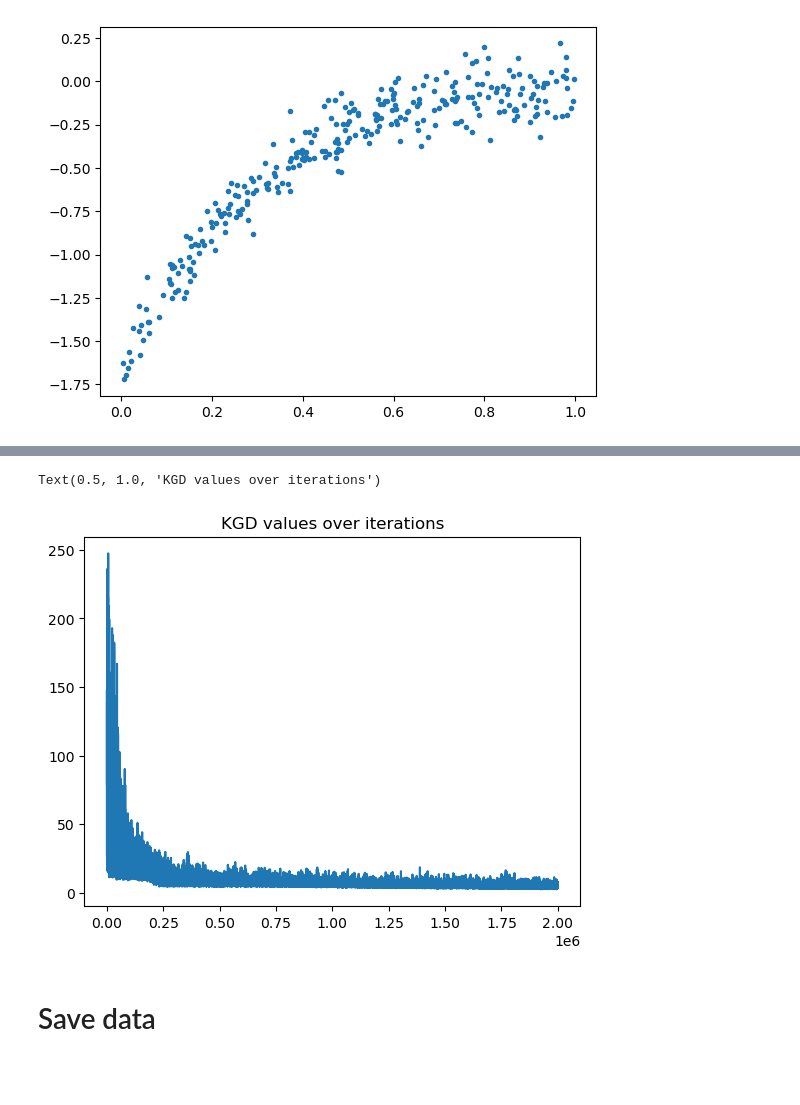
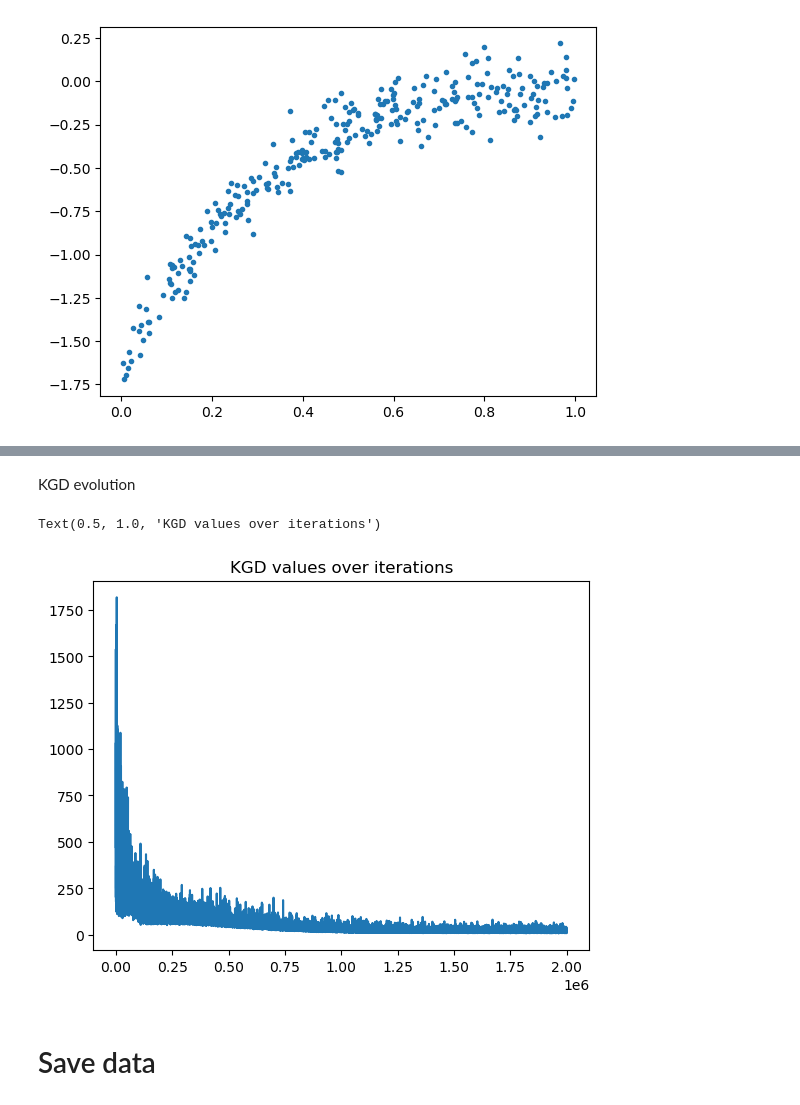
Before and after one commit to congyewang/kgd-code, a Jupyter notebook: experiments/expe2_vi.ipynb, the cells around one changed output, grey strips where cells are left out. Saved outputs shown, nothing was run; the diff lists cells and outputs as text; code cells hidden in the pictures; blank space fills up the shorter version.

```diff
--- a/experiments/expe2_vi.ipynb
+++ b/experiments/expe2_vi.ipynb
@@ -19,3 +22,4 @@ import jax
 from jax import random
 # %%
 device_name = "cpu"
+kernel_name = "recommended_kernel"
@@ -40,18 +25,0 @@ L = jit(L)
-# %%
-#eta = 0.1
-T = 3000
-d = 2
-
-VI = VariationalInference(q_0,L,k,d,[3],"tanh")
-
-# theta0 = flat_params
-W0 = random.normal(random.PRNGKey(2), (1000, d))
-#X0 = VI.model(Theta[0], W0)
-
-key = random.PRNGKey(1)
-Theta,_ = VI.run(T,key)
-theta_fin = Theta[-1]
-
-W_fin = random.normal(random.PRNGKey(2), (100, d))
-X_fin = vmap(lambda w : VI.model_T(w))(W_fin)
-#X = [VI.push_T_theta(theta, W0) for theta in Theta]
@@ -220,16 +101,17 @@ d = len(flat_params)
 gamma = 300
 L_ = jit(lambda X: L(X, unravel_fn, gamma))
 
-scale = 1e-0
-k = jit(lambda x, y: k_imq(x, y, 1, 0.5, scale))
+
+scale = 0.3
+k_vi = jit(lambda x, y: k_imq(x, y, 1, 1, scale))
 
 learning_rate = 1e-3
-VI = VariationalInference(grad_log_q0, L_, k, d, 20, learning_rate)
+VI = VariationalInference(grad_log_q0, L_, k_vi, d, 20, learning_rate)
 # %%
 T = 20000
 n = 100
 
-key = random.PRNGKey(3)
-all_particles = VI.run_particles(key,T,n,gamma = gamma)
+key = random.PRNGKey(31)
+all_particles = jnp.array(VI.run_particles(key,T,n,gamma = gamma))
 X_fin = all_particles[-1]
 # %% [output]
@@ -273,16 +174,28 @@ Text(0, 0.5, 'dim4')
+# %% [markdown]
+KGD evolution
 # %%
+
+if kernel_name == "imq":
+    scale = 0.1
+    k = jit(lambda x, y: k_imq(x, y, 1, 0.5, scale))
+elif kernel_name == "recommended_kernel":
+    l = jit(lambda x, y: k_imq(x, y, 1, 5.0))#matern_kernel(x,y,5.0))
+    alpha = 2.0
+    beta = 1.0
+    k = lambda x,y : recommended_kernel(x,y,l,alpha,beta,1.0)
+
 k_pq = GradientKernel(VI.S_PQ,k)
 KGD = KernelGradientDiscrepancy(k_pq)
 
 KGD_values = []
 eval_gradL = jnp.arange(0,T)*n
 for it in range(T):
     KGD_values.append(KGD.evaluate(all_particles[it]))
 plt.plot(eval_gradL,KGD_values)
 plt.title("KGD values over iterations")
 # %% [output]
 Text(0.5, 1.0, 'KGD values over iterations')
-[figure, old version]
+[figure, new version]
 # %% [markdown]
 # Save data
 # %%
```
Also changed, not shown: parts of 19 cells of this notebook, 39 other files.
